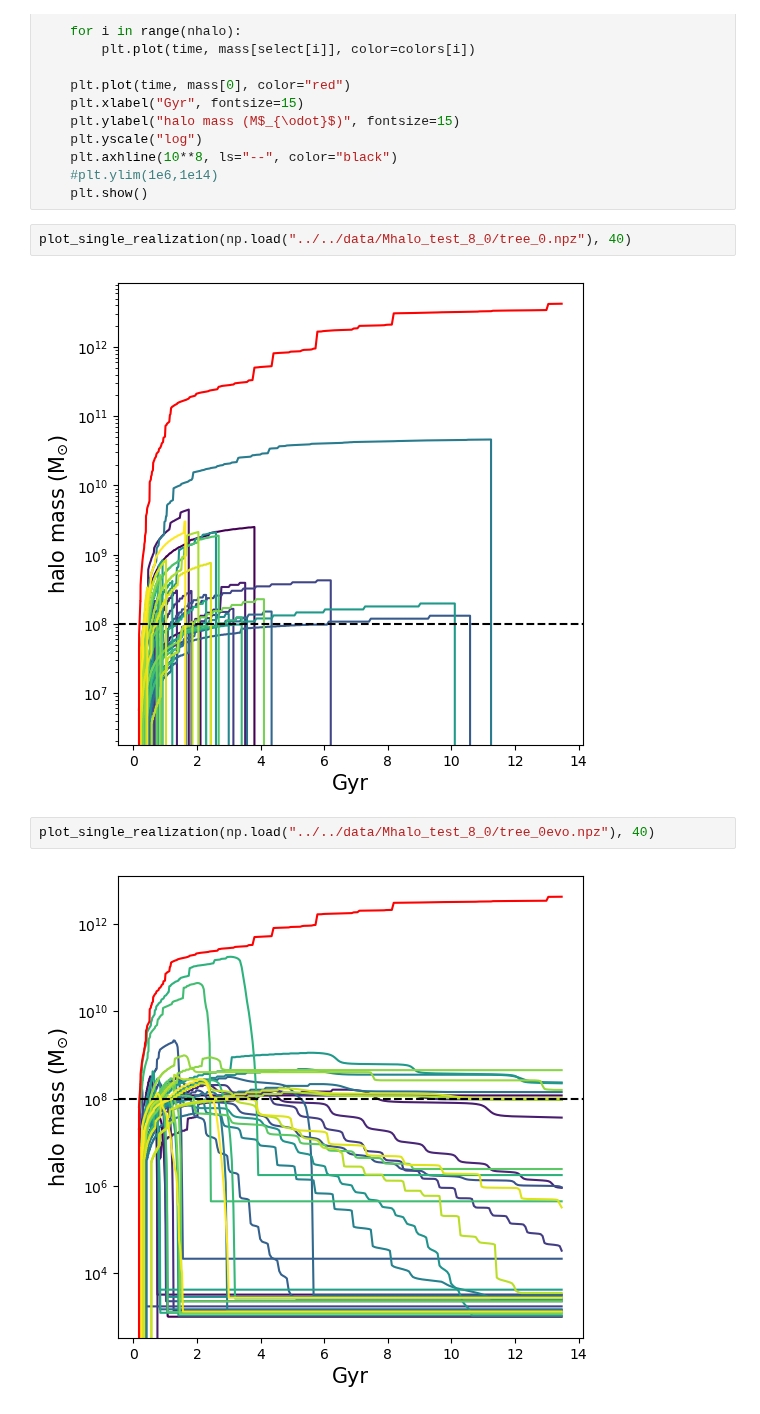
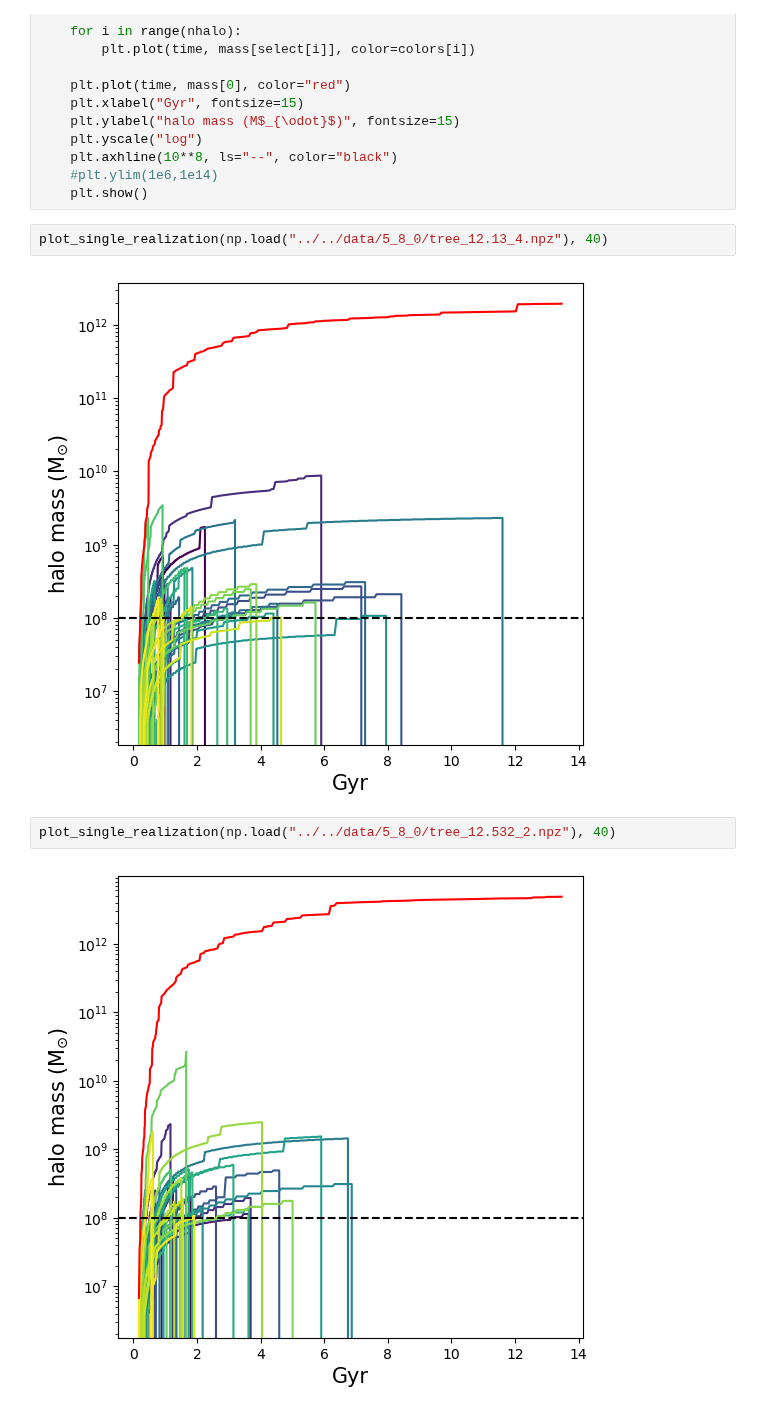
Before and after one commit to jsmonzon/SatGen, a Jupyter notebook: notebooks/test.ipynb, the cells around one changed output. Saved outputs shown, nothing was run; the diff lists cells and outputs as text.

```diff
--- a/notebooks/test.ipynb
+++ b/notebooks/test.ipynb
@@ -96,10 +96,10 @@ def plot_single_realization(tree, nhalo=20):
     #plt.ylim(1e6,1e14)
     plt.show()
 # %%
-plot_single_realization(np.load("../../data/Mhalo_test_8_0/tree_0.npz"), 40)
+plot_single_realization(np.load("../../data/5_8_0/tree_12.13_4.npz"), 40)
 # %% [output]
-[figure, old version]
+[figure, new version]
 # %%
-plot_single_realization(np.load("../../data/Mhalo_test_8_0/tree_0evo.npz"), 40)
+plot_single_realization(np.load("../../data/5_8_0/tree_12.532_2.npz"), 40)
 # %% [output]
-[figure, old version]
+[figure, new version]
```
Also changed, not shown: 1 other file.
